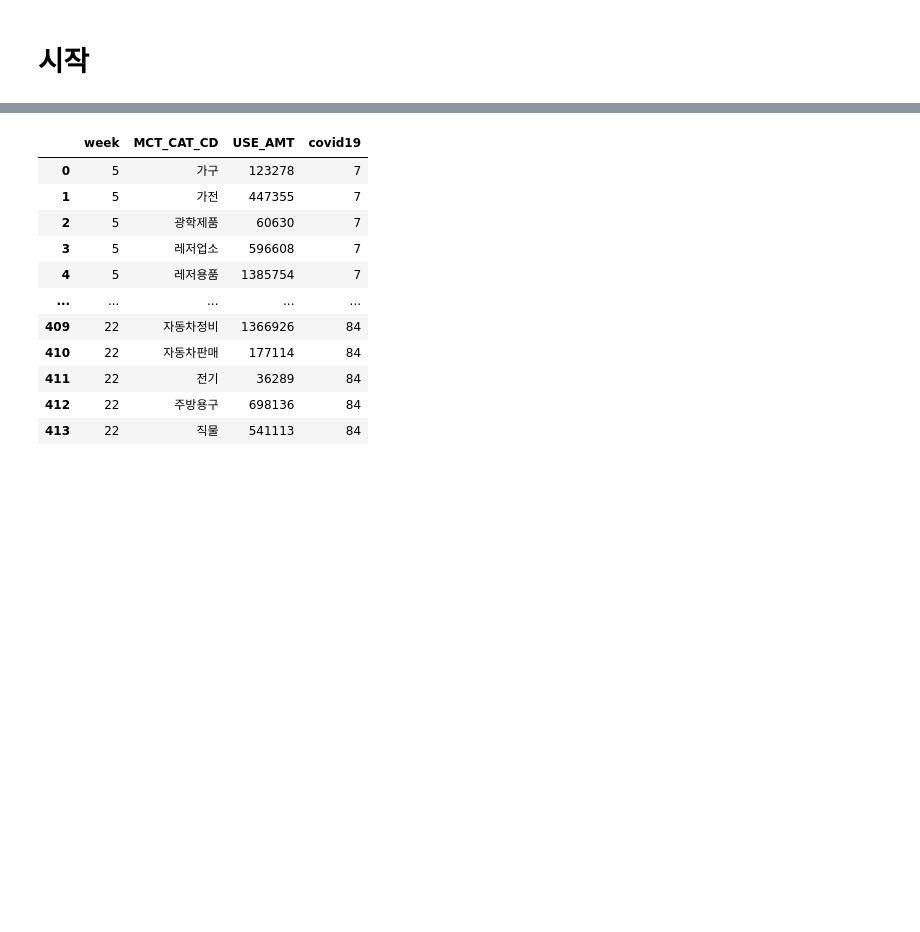
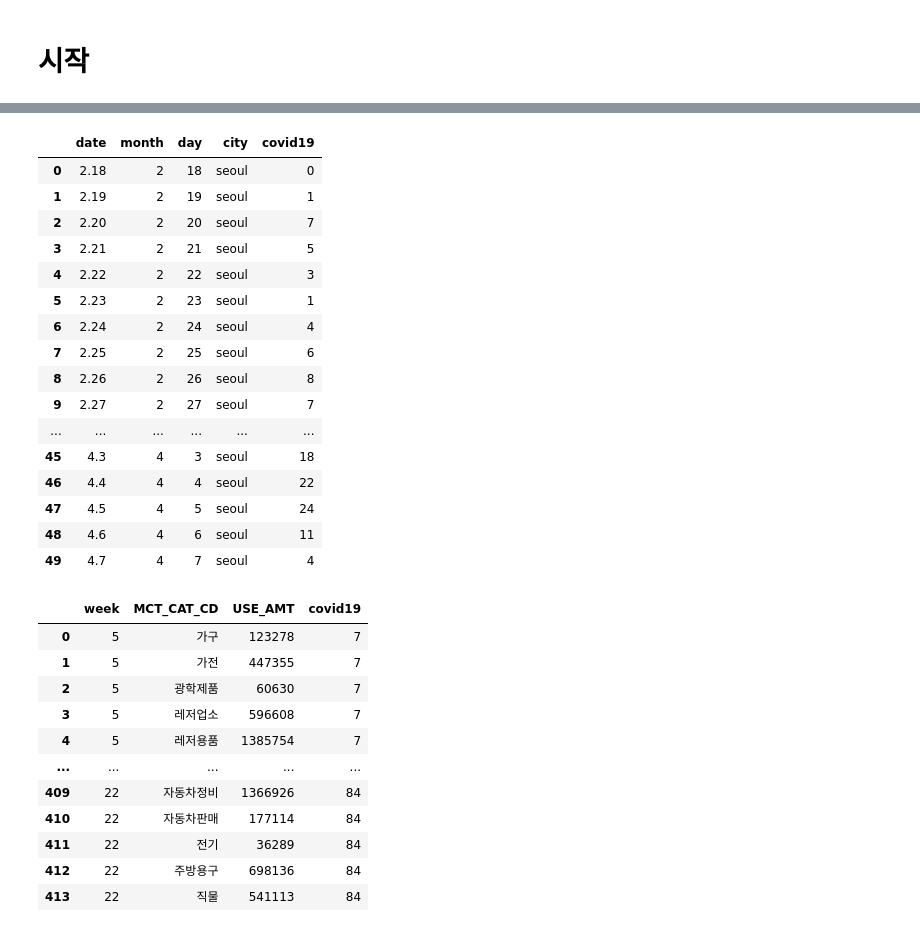
Before and after one commit to leechungpa/mcube, a Jupyter notebook: code/eda/card_data-elasticity.ipynb, the cells around one changed output, grey strips where cells are left out. Cells and saved outputs as stored; diff of their text form; code cells hidden in the pictures; blank space fills up the shorter version.

```diff
--- a/code/eda/card_data-elasticity.ipynb
+++ b/code/eda/card_data-elasticity.ipynb
@@ -113,3 +166,23 @@ covid_table = pd.merge(table, covid_confirmed,on=['month','day', 'city'], how='l
+# %%
+covid_confirmed.head(50)
+# %% [output]
+|  | date | month | day | city | covid19 |
+| 0 | 2.18 | 2 | 18 | seoul | 0 |
+| 1 | 2.19 | 2 | 19 | seoul | 1 |
+| 2 | 2.20 | 2 | 20 | seoul | 7 |
+| 3 | 2.21 | 2 | 21 | seoul | 5 |
+| 4 | 2.22 | 2 | 22 | seoul | 3 |
+| 5 | 2.23 | 2 | 23 | seoul | 1 |
+| 6 | 2.24 | 2 | 24 | seoul | 4 |
+| 7 | 2.25 | 2 | 25 | seoul | 6 |
+| 8 | 2.26 | 2 | 26 | seoul | 8 |
+| 9 | 2.27 | 2 | 27 | seoul | 7 |
+| ... | ... | ... | ... | ... | ... |
+| 45 | 4.3 | 4 | 3 | seoul | 18 |
+| 46 | 4.4 | 4 | 4 | seoul | 22 |
+| 47 | 4.5 | 4 | 5 | seoul | 24 |
+| 48 | 4.6 | 4 | 6 | seoul | 11 |
+| 49 | 4.7 | 4 | 7 | seoul | 4 |
 # %%
 covid_table['covid19'] = covid_table['covid19'].astype('int')
 # %%
```
Also changed, not shown: parts of 12 cells of this notebook, 4 other files.
